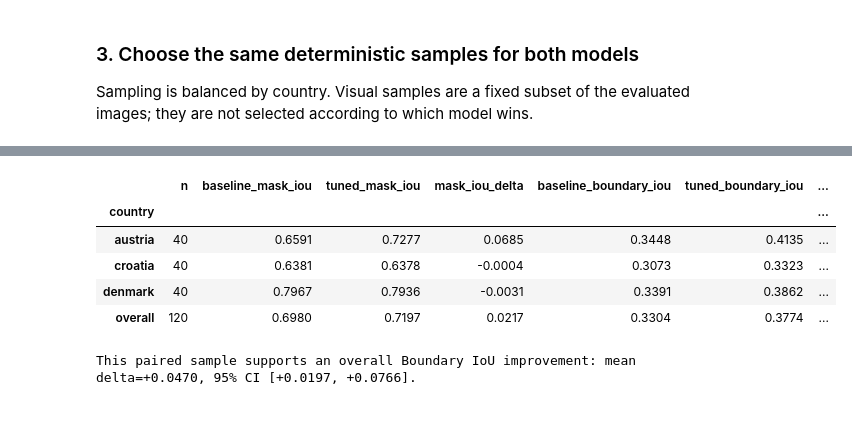
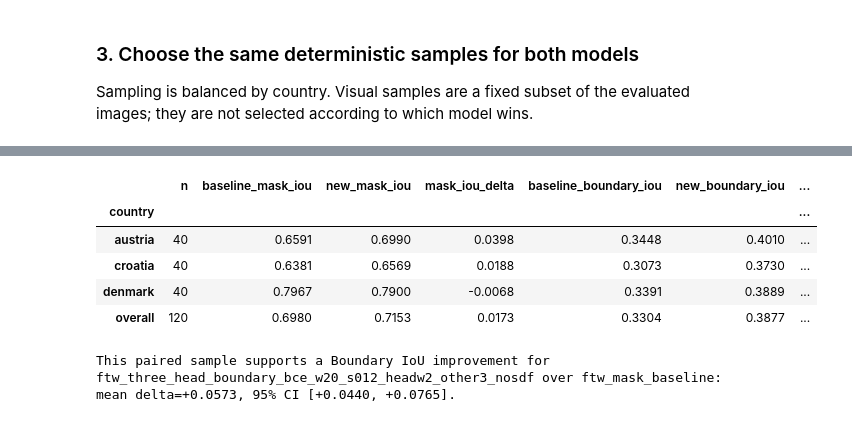
Before and after one commit to ANorouzi1/final_project, a Jupyter notebook: notebooks/03_compare_models_real_images.ipynb, the cells around one changed output, grey strips where cells are left out. Drawn from its saved outputs; the diff is of its cells as text; code cells hidden in the pictures.

```diff
--- a/notebooks/03_compare_models_real_images.ipynb
+++ b/notebooks/03_compare_models_real_images.ipynb
@@ -54,7 +60,7 @@ if str(PROJECT_ROOT) not in sys.path:
     sys.path.insert(0, str(PROJECT_ROOT))
 
 from src.data_loaders.field_dataset import FTWFieldDataset
-from src.models.unet import DualHeadUNet, MaskOnlyUNet
+from src.models.unet import DualHeadUNet, MaskOnlyUNet, ThreeHeadUNet
 
 SEED = 12
 COUNTRIES = ["austria", "croatia", "denmark"]
@@ -67,9 +73,14 @@ EVAL_SAMPLES_PER_COUNTRY = 40  # None = full test split
 VISUAL_SAMPLES_PER_COUNTRY = 3
 BOOTSTRAP_REPEATS = 5_000
 
+BASELINE_CONFIG = "ftw_mask_baseline"
+DUAL_HEAD_CONFIG = "ftw_dual_head_boundary_bce_w20_s012"
+THREE_HEAD_CONFIG = "ftw_three_head_boundary_bce_w20_s012_headw2_other3_nosdf"
+
 CHECKPOINTS = {
-    "Mask baseline": PROJECT_ROOT / "Saved/ftw_mask_baseline/best_eval_boundary_iou_model.pth",
-    "Boundary BCE w20 s012": PROJECT_ROOT / "Saved/ftw_dual_head_boundary_bce_w20_s012/best_eval_boundary_iou_model.pth",
+    BASELINE_CONFIG: PROJECT_ROOT / "Saved/ftw_mask_baseline/best_eval_boundary_iou_model.pth",
+    DUAL_HEAD_CONFIG: PROJECT_ROOT / "Saved/ftw_dual_head_boundary_bce_w20_s012/best_eval_boundary_iou_model.pth",
+    THREE_HEAD_CONFIG: PROJECT_ROOT / "Saved/ftw_three_head_boundary_bce_w20_s012_headw2_other3_nosdf/best_eval_boundary_iou_model.pth",
 }
 
 random.seed(SEED)
@@ -250,28 +268,30 @@ with torch.inference_mode():
         images = batch["image"].to(DEVICE)
         targets = batch["mask"].to(DEVICE) > 0.5
         batch_results = {}
-        for model_name, model in models.items():
+        for model_name, model in evaluation_models.items():
             probabilities = torch.sigmoid(model(images)["mask_logits"])
             predictions = probabilities > THRESHOLD
             batch_results[model_name] = per_image_metrics(
                 predictions, targets, BOUNDARY_RADIUS
             )
+        target_fractions = targets.float().flatten(1).mean(1).cpu().numpy()
         for item_index, sample_id in enumerate(batch["id"]):
             country, aoi_id = sample_id.split("/", 1)
             rows.append({
                 "id": sample_id,
                 "country": country,
                 "aoi_id": aoi_id,
-                "baseline_mask_iou": batch_results["Mask baseline"][0][item_index],
-                "tuned_mask_iou": batch_results["Boundary BCE w20 s012"][0][item_index],
-                "baseline_boundary_iou": batch_results["Mask baseline"][1][item_index],
-                "tuned_boundary_iou": batch_results["Boundary BCE w20 s012"][1][item_index],
+                "target_fraction": target_fractions[item_index],
+                "baseline_mask_iou": batch_results[BASELINE_CONFIG][0][item_index],
+                "new_mask_iou": batch_results[THREE_HEAD_CONFIG][0][item_index],
+                "baseline_boundary_iou": batch_results[BASELINE_CONFIG][1][item_index],
+                "new_boundary_iou": batch_results[THREE_HEAD_CONFIG][1][item_index],
             })
 
 results = pd.DataFrame(rows)
-results["mask_iou_delta"] = results["tuned_mask_iou"] - results["baseline_mask_iou"]
+results["mask_iou_delta"] = results["new_mask_iou"] - results["baseline_mask_iou"]
 results["boundary_iou_delta"] = (
-    results["tuned_boundary_iou"] - results["baseline_boundary_iou"]
+    results["new_boundary_iou"] - results["baseline_boundary_iou"]
 )
 assert results["id"].is_unique
 assert np.isfinite(results.select_dtypes("number")).all().all()
@@ -303,42 +325,42 @@ for group_number, (country, frame) in enumerate(groups):
     low, high = bootstrap_mean_ci(
         frame["boundary_iou_delta"], BOOTSTRAP_REPEATS, SEED + group_number
     )
     summary_rows.append({
         "country": country,
         "n": len(frame),
         "baseline_mask_iou": frame["baseline_mask_iou"].mean(),
-        "tuned_mask_iou": frame["tuned_mask_iou"].mean(),
+        "new_mask_iou": frame["new_mask_iou"].mean(),
         "mask_iou_delta": frame["mask_iou_delta"].mean(),
         "baseline_boundary_iou": frame["baseline_boundary_iou"].mean(),
-        "tuned_boundary_iou": frame["tuned_boundary_iou"].mean(),
+        "new_boundary_iou": frame["new_boundary_iou"].mean(),
         "boundary_iou_delta": frame["boundary_iou_delta"].mean(),
         "delta_ci_95_low": low,
         "delta_ci_95_high": high,
-        "tuned_win_rate": (frame["boundary_iou_delta"] > 0).mean(),
+        "new_win_rate": (frame["boundary_iou_delta"] > 0).mean(),
     })
 
 summary = pd.DataFrame(summary_rows).set_index("country")
 display(summary.round(4))
 
 overall = summary.loc["overall"]
 if overall["delta_ci_95_low"] > 0:
     verdict = "supports"
 elif overall["delta_ci_95_high"] < 0:
     verdict = "contradicts"
 else:
     verdict = "does not establish"
 print(
-    f"This paired sample {verdict} an overall Boundary IoU improvement: "
+    f"This paired sample {verdict} a Boundary IoU improvement for {THREE_HEAD_CONFIG} over {BASELINE_CONFIG}: "
     f"mean delta={overall['boundary_iou_delta']:+.4f}, "
     f"95% CI [{overall['delta_ci_95_low']:+.4f}, "
     f"{overall['delta_ci_95_high']:+.4f}]."
 )
 # %% [output]
-|  | n | baseline_mask_iou | tuned_mask_iou | mask_iou_delta | baseline_boundary_iou | tuned_boundary_iou | ... |
+|  | n | baseline_mask_iou | new_mask_iou | mask_iou_delta | baseline_boundary_iou | new_boundary_iou | ... |
 | country |  |  |  |  |  |  | ... |
-| austria | 40 | 0.6591 | 0.7277 | 0.0685 | 0.3448 | 0.4135 | ... |
-| croatia | 40 | 0.6381 | 0.6378 | -0.0004 | 0.3073 | 0.3323 | ... |
-| denmark | 40 | 0.7967 | 0.7936 | -0.0031 | 0.3391 | 0.3862 | ... |
-| overall | 120 | 0.6980 | 0.7197 | 0.0217 | 0.3304 | 0.3774 | ... |
+| austria | 40 | 0.6591 | 0.6990 | 0.0398 | 0.3448 | 0.4010 | ... |
+| croatia | 40 | 0.6381 | 0.6569 | 0.0188 | 0.3073 | 0.3730 | ... |
+| denmark | 40 | 0.7967 | 0.7900 | -0.0068 | 0.3391 | 0.3889 | ... |
+| overall | 120 | 0.6980 | 0.7153 | 0.0173 | 0.3304 | 0.3877 | ... |
-This paired sample supports an overall Boundary IoU improvement: mean delta=+0.0470, 95% CI [+0.0197, +0.0766].
+This paired sample supports a Boundary IoU improvement for ftw_three_head_boundary_bce_w20_s012_headw2_other3_nosdf over ftw_mask_baseline: mean delta=+0.0573, 95% CI [+0.0440, +0.0765].
 # %%
```
Also changed, not shown: parts of 14 cells of this notebook, 25 other files.
